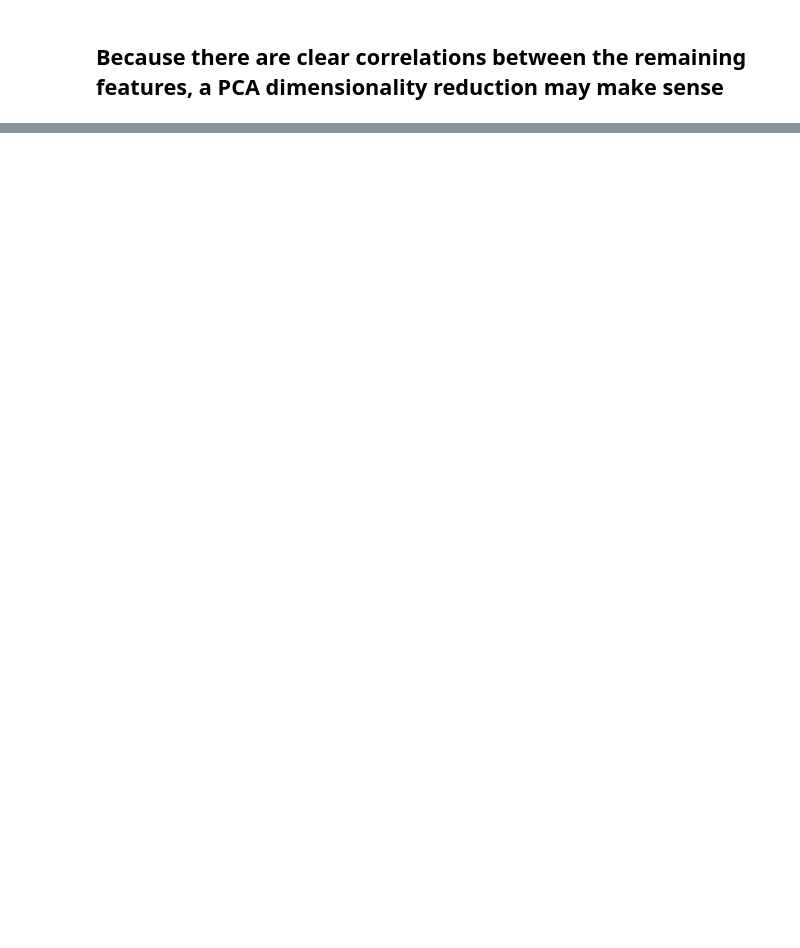
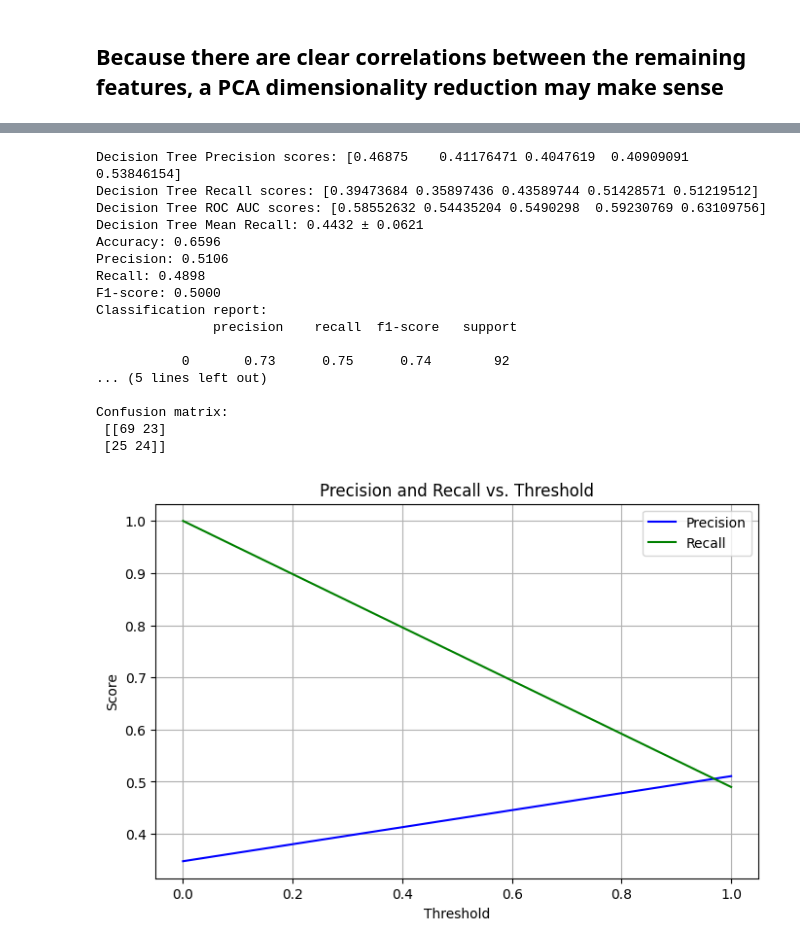
Before and after one commit to SailorJens/ML_Uni_Notebooks, a Jupyter notebook: diabetes.ipynb, the cells around one changed output, grey strips where cells are left out. Drawn from its saved outputs; the diff is of its cells as text; code cells hidden in the pictures; blank space fills up the shorter version.

```diff
--- a/diabetes.ipynb
+++ b/diabetes.ipynb
@@ -172,0 +298,77 @@ Explained variance ratio: [0.4919046  0.31508355 0.19301185]
+# %%
+# Now train a DecisionTree model with 5 fold CV
+from sklearn.tree import DecisionTreeClassifier
+# Initialize model
+dt = DecisionTreeClassifier(class_weight='balanced', random_state=0)
+# Use cross_validate with multiple scoring metrics
+scores_dt = cross_validate(
+    dt,
+    X_train,
+    y_train,
+    cv=kf,
+    scoring=['precision', 'recall', 'roc_auc'],  # Adjusted for multi-class
+    return_train_score=False
+)
+# Print results
+print("Decision Tree Precision scores:", scores_dt['test_precision'])
+print("Decision Tree Recall scores:", scores_dt['test_recall'])
+print("Decision Tree ROC AUC scores:", scores_dt['test_roc_auc'])
+mean_recall_dt = np.mean(scores_dt['test_recall'])
+std_recall_dt = np.std(scores_dt['test_recall'])
+print(f"Decision Tree Mean Recall: {mean_recall_dt:.4f} ± {std_recall_dt:.4f}")
+# Fit the model on the entire training set and evaluate on the test set
+dt.fit(X_train, y_train)
+
+# Predict probabilities
+y_probs = dt.predict_proba(X_test)[:, 1]
+
+# Set custom threshold (e.g., 0.3 instead of 0.5)
+threshold = 0.1
+y_pred_custom = (y_probs >= threshold).astype(int)
+
+# Evaluate recall
+# Calculate accuracy, precision, recall, and F1-score
+from sklearn.metrics import accuracy_score, precision_score, recall_score, f1_score
+accuracy = accuracy_score(y_test, y_pred_custom)
+precision = precision_score(y_test, y_pred_custom)
+recall = recall_score(y_test, y_pred_custom)
+f1 = f1_score(y_test, y_pred_custom)
+print(f"Accuracy: {accuracy:.4f}")
+print(f"Precision: {precision:.4f}")
+print(f"Recall: {recall:.4f}")
+print(f"F1-score: {f1:.4f}")
+
+print("Classification report:\n", classification_report(y_test, y_pred_custom))
+print("Confusion matrix:\n", confusion_matrix(y_test, y_pred_custom))
+
+# Plot a graph that sows the threshold on the x axis and the recall and precision on the y axis
+from sklearn.metrics import precision_recall_curve
+precision, recall, thresholds = precision_recall_curve(y_test, y_probs)
+plt.figure(figsize=(8, 5))
+plt.plot(thresholds, precision[:-1], label='Precision', color='b')
+plt.plot(thresholds, recall[:-1], label='Recall', color='g')
+plt.xlabel('Threshold')
+plt.ylabel('Score')
+plt.title('Precision and Recall vs. Threshold')
+plt.legend()
+plt.grid()
+plt.show()
+# %% [output]
+Decision Tree Precision scores: [0.46875    0.41176471 0.4047619  0.40909091 0.53846154]
+Decision Tree Recall scores: [0.39473684 0.35897436 0.43589744 0.51428571 0.51219512]
+Decision Tree ROC AUC scores: [0.58552632 0.54435204 0.5490298  0.59230769 0.63109756]
+Decision Tree Mean Recall: 0.4432 ± 0.0621
+Accuracy: 0.6596
+Precision: 0.5106
+Recall: 0.4898
+F1-score: 0.5000
+Classification report:
+               precision    recall  f1-score   support
+
+           0       0.73      0.75      0.74        92
+... (5 lines left out)
+
+Confusion matrix:
+ [[69 23]
+ [25 24]]
+[figure, added]
```
Also changed, not shown: parts of 11 cells of this notebook.
